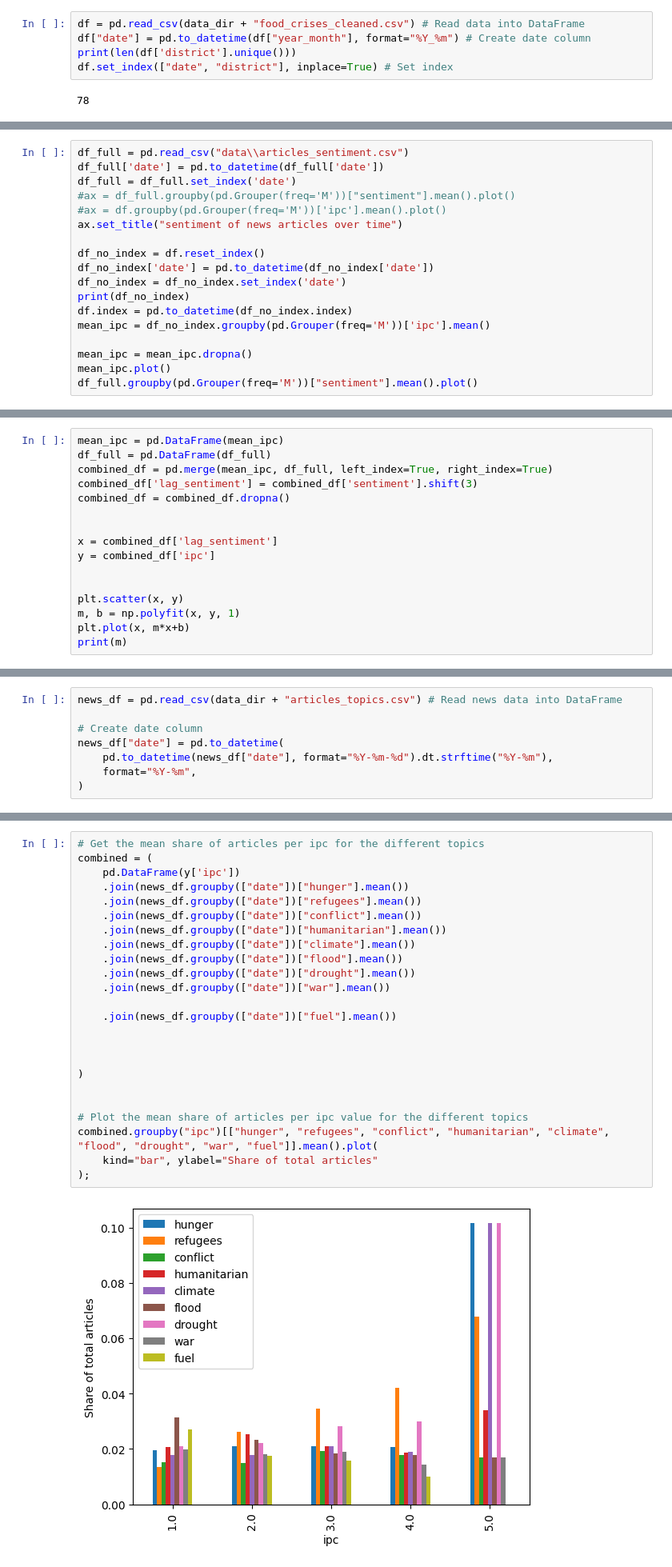
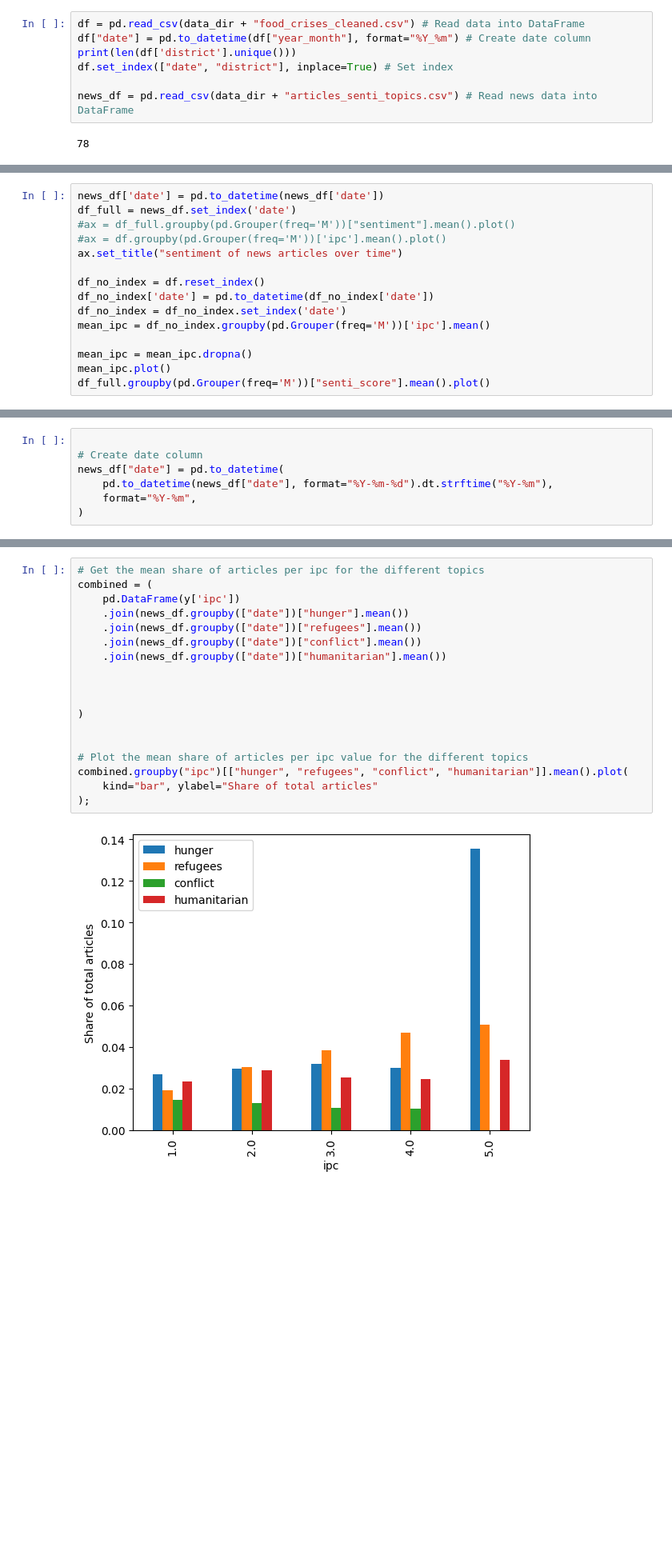
Before and after one commit to isavgt/JBG060-DC3-Group-12, a Jupyter notebook: predictions.ipynb, the cells around one changed output, grey strips where cells are left out. Shown: that part at 80% size. Cells and saved outputs as stored; diff of their text form; blank space fills up the shorter version.

```diff
--- a/predictions.ipynb
+++ b/predictions.ipynb
@@ -23,5 +23,7 @@ df = pd.read_csv(data_dir + "food_crises_cleaned.csv") # Read data into DataFram
 df["date"] = pd.to_datetime(df["year_month"], format="%Y_%m") # Create date column
 print(len(df['district'].unique()))
 df.set_index(["date", "district"], inplace=True) # Set index
+
+news_df = pd.read_csv(data_dir + "articles_senti_topics.csv") # Read news data into DataFrame
 # %% [output]
 78
@@ -307,9 +354,8 @@ Mean R2: 0.62
 # %% [markdown]
 ## Incorporating Sentiment
 # %%
-df_full = pd.read_csv("data\\articles_sentiment.csv")
-df_full['date'] = pd.to_datetime(df_full['date'])
-df_full = df_full.set_index('date')
+news_df['date'] = pd.to_datetime(news_df['date'])
+df_full = news_df.set_index('date')
 #ax = df_full.groupby(pd.Grouper(freq='M'))["sentiment"].mean().plot()
 #ax = df.groupby(pd.Grouper(freq='M'))['ipc'].mean().plot()
 ax.set_title("sentiment of news articles over time")
@@ -317,11 +363,9 @@ ax.set_title("sentiment of news articles over time")
 df_no_index = df.reset_index()
 df_no_index['date'] = pd.to_datetime(df_no_index['date'])
 df_no_index = df_no_index.set_index('date')
-print(df_no_index)
-df.index = pd.to_datetime(df_no_index.index)
 mean_ipc = df_no_index.groupby(pd.Grouper(freq='M'))['ipc'].mean()
 
 mean_ipc = mean_ipc.dropna()
 mean_ipc.plot()
-df_full.groupby(pd.Grouper(freq='M'))["sentiment"].mean().plot()
+df_full.groupby(pd.Grouper(freq='M'))["senti_score"].mean().plot()
 # %% [output]
@@ -347,16 +373,0 @@ date
-# %%
-mean_ipc = pd.DataFrame(mean_ipc)
-df_full = pd.DataFrame(df_full)
-combined_df = pd.merge(mean_ipc, df_full, left_index=True, right_index=True)
-combined_df['lag_sentiment'] = combined_df['sentiment'].shift(3)
-combined_df = combined_df.dropna()
-
-
-x = combined_df['lag_sentiment']
-y = combined_df['ipc']
-
-
-plt.scatter(x, y)
-m, b = np.polyfit(x, y, 1)
-plt.plot(x, m*x+b)
-print(m)
@@ -368,7 +410,6 @@ print(m)
 # %% [markdown]
 We look at country wide news features to simplify. E.g., we do not look at topics per district
 # %%
-news_df = pd.read_csv(data_dir + "articles_topics.csv") # Read news data into DataFrame
 
 # Create date column
 news_df["date"] = pd.to_datetime(
@@ -401,29 +441,23 @@ news_features.plot();
 # %%
 # Get the mean share of articles per ipc for the different topics
 combined = (
     pd.DataFrame(y['ipc'])
     .join(news_df.groupby(["date"])["hunger"].mean())
     .join(news_df.groupby(["date"])["refugees"].mean())
     .join(news_df.groupby(["date"])["conflict"].mean())
     .join(news_df.groupby(["date"])["humanitarian"].mean())
-    .join(news_df.groupby(["date"])["climate"].mean())
-    .join(news_df.groupby(["date"])["flood"].mean())
-    .join(news_df.groupby(["date"])["drought"].mean())
-    .join(news_df.groupby(["date"])["war"].mean())
-
-    .join(news_df.groupby(["date"])["fuel"].mean())
 
 
 
 )
 
 
 # Plot the mean share of articles per ipc value for the different topics
-combined.groupby("ipc")[["hunger", "refugees", "conflict", "humanitarian", "climate", "flood", "drought", "war", "fuel"]].mean().plot(
+combined.groupby("ipc")[["hunger", "refugees", "conflict", "humanitarian"]].mean().plot(
     kind="bar", ylabel="Share of total articles"
 );
 # %% [output]
-[figure, old version]
+[figure, new version]
 # %% [markdown]
 ## Predicting using news features
 # %%
```
Also changed, not shown: parts of 12 cells of this notebook, 1 other file.
